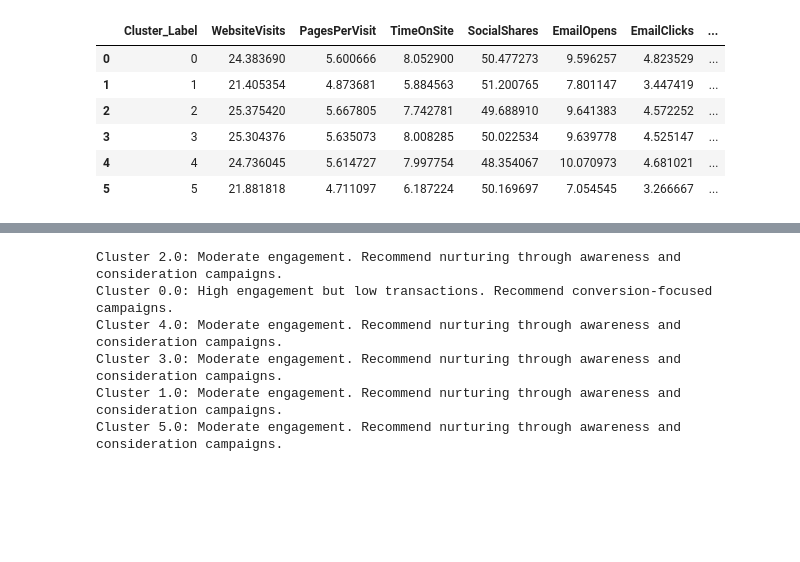
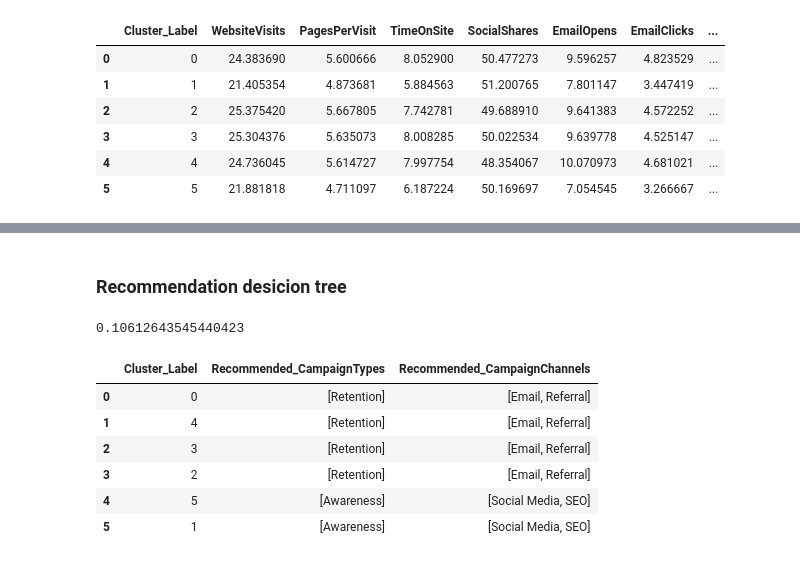
Before and after one commit to H6WU6R/DSA3101-Group-4, a Jupyter notebook: Notebooks/Pattern Analysis and Recommendation .ipynb, the cells around one changed output, grey strips where cells are left out. Saved outputs shown, nothing was run; the diff lists cells and outputs as text; code cells hidden in the pictures; blank space fills up the shorter version.

```diff
--- a/Notebooks/Pattern Analysis and Recommendation .ipynb
+++ b/Notebooks/Pattern Analysis and Recommendation .ipynb
@@ -335,36 +365,14 @@ print(centroids[['KMeans_Cluster', 'ProductUsage_Score', 'Transaction_Score',
+# %% [markdown]
+### Recommendation desicion tree
 # %%
-# Recommendation logic
-low_conversion_threshold = centroids['Transaction_Score'].quantile(0.25)
-high_engagement_threshold = centroids['Engagement_Score'].quantile(0.75)
-high_product_usage_threshold = centroids['ProductUsage_Score'].quantile(0.75)
+# Thresholds for dynamic segmentation
+high_conversion_rate_threshold = behavior_summary['ConversionRate'].quantile(0.75)
+low_actual_conversion_threshold = behavior_summary['Conversion'].quantile(0.25)
+high_actual_conversion_threshold = behavior_summary['Conversion'].quantile(0.75)
+low_transaction_threshold = behavior_summary['Transaction_Score'].quantile(0.25)
+high_engagement_threshold = behavior_summary['Engagement_Score'].quantile(0.75)
+high_product_usage_threshold = behavior_summary['ProductUsage_Score'].quantile(0.75)
+
+print(high_conversion_rate_threshold)
+# %% [output]
+0.10612643545440423
-# %%
-recommendations = []
-for _, row in centroids.iterrows():
-    cluster = row['KMeans_Cluster']
-    predicted_conversion = row['ConversionRate']
-
-    if predicted_conversion > 0.15:
-        rec = (f"Cluster {cluster}: High potential. Recommend conversion-focused campaigns via PPC or Email.")
-    elif row['ProductUsage_Score'] > high_product_usage_threshold and row['Transaction_Score'] < 0.4:
-        rec = (f"Cluster {cluster}: Active users with low transactions. Recommend upsell or cross-sell campaigns.")
-    elif row['Transaction_Score'] < low_conversion_threshold and row['Engagement_Score'] > high_engagement_threshold:
-        rec = (f"Cluster {cluster}: High engagement but low transactions. Recommend conversion-focused campaigns.")
-    elif row['Total_Score'] > 0.75:
-        rec = (f"Cluster {cluster}: High-value segment. Recommend loyalty or referral programs.")
-    else:
-        rec = (f"Cluster {cluster}: Moderate engagement. Recommend nurturing through awareness and consideration campaigns.")
-
-    recommendations.append(rec)
-
-centroids['Recommended_Action'] = recommendations
-
-# Display Recommendations
-for rec in recommendations:
-    print(rec)
-# %% [output]
-Cluster 2.0: Moderate engagement. Recommend nurturing through awareness and consideration campaigns.
-Cluster 0.0: High engagement but low transactions. Recommend conversion-focused campaigns.
-Cluster 4.0: Moderate engagement. Recommend nurturing through awareness and consideration campaigns.
-Cluster 3.0: Moderate engagement. Recommend nurturing through awareness and consideration campaigns.
-Cluster 1.0: Moderate engagement. Recommend nurturing through awareness and consideration campaigns.
-Cluster 5.0: Moderate engagement. Recommend nurturing through awareness and consideration campaigns.
@@ -370,0 +421,13 @@ Cluster 5.0: Moderate engagement. Recommend nurturing through awareness and cons
+# %%
+recommendation_df = pd.DataFrame(campaign_recommendations)
+behavior_summary = behavior_summary.merge(recommendation_df, on='Cluster_Label', how='left')
+
+recommendation_df
+# %% [output]
+|  | Cluster_Label | Recommended_CampaignTypes | Recommended_CampaignChannels |
+| 0 | 0 | [Retention] | [Email, Referral] |
+| 1 | 4 | [Retention] | [Email, Referral] |
+| 2 | 3 | [Retention] | [Email, Referral] |
+| 3 | 2 | [Retention] | [Email, Referral] |
+| 4 | 5 | [Awareness] | [Social Media, SEO] |
+| 5 | 1 | [Awareness] | [Social Media, SEO] |
```
Also changed, not shown: parts of 22 cells of this notebook.
